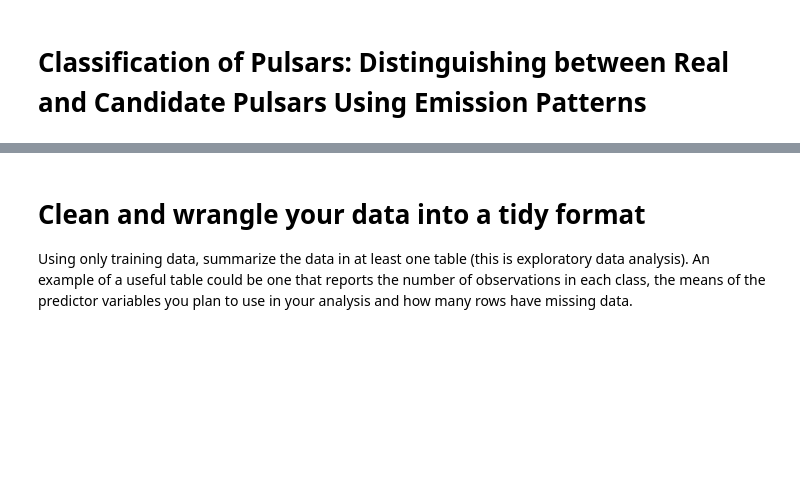
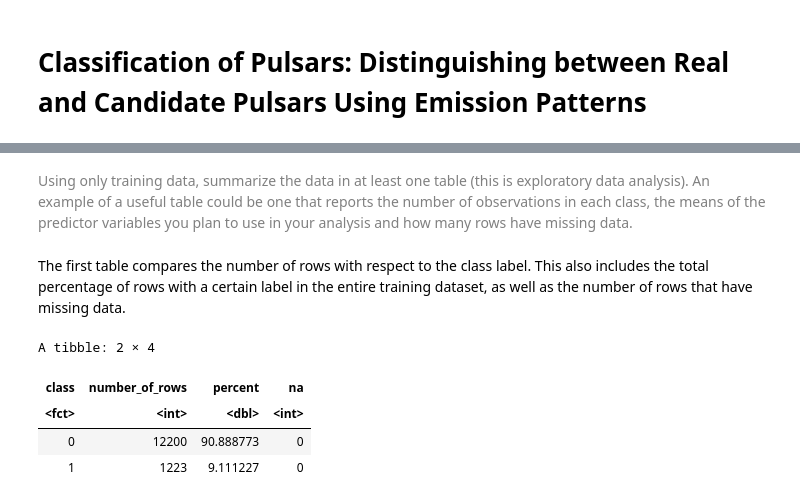
Before and after one commit to jupyter-coder/dsci-100-2022w2-group024-section005, a Jupyter notebook: Proposal/Project_Proposal.ipynb, the cells around one changed output, grey strips where cells are left out. Saved outputs shown, nothing was run; the diff lists cells and outputs as text; code cells hidden in the pictures; blank space fills up the shorter version.

```diff
--- a/Proposal/Project_Proposal.ipynb
+++ b/Proposal/Project_Proposal.ipynb
@@ -27,3 +63,2 @@ data
 # %% [markdown]
-# Clean and wrangle your data into a tidy format
-Using only training data, summarize the data in at least one table (this is exploratory data analysis). An example of a useful table could be one that reports the number of observations in each class, the means of the predictor variables you plan to use in your analysis and how many rows have missing data.
+<font color=grey>Using only training data, summarize the data in at least one table (this is exploratory data analysis). An example of a useful table could be one that reports the number of observations in each class, the means of the predictor variables you plan to use in your analysis and how many rows have missing data.
@@ -30,7 +68,15 @@ Using only training data, summarize the data in at least one table (this is expl
+# %% [markdown]
+The first table compares the number of rows with respect to the class label. This also includes the total percentage of rows with a certain label in the entire training dataset, as well as the number of rows that have missing data.
 # %%
-Number of observations per class:
-pulsar_proportions <- df_train |>
+pulsar_proportions <- pulsar_train |>
                      group_by(class) |>
-                     summarize(n = n()) |>
-                     mutate(percent = 100*n/nrow(df_train))
+                     summarize(number_of_rows = n()) |>
+                     mutate(percent = 100*number_of_rows/nrow(pulsar_train)) |>
+                     mutate(na = sum(is.na(pulsar_train)))
 pulsar_proportions
+# %% [output]
+A tibble: 2 × 4
+| class | number_of_rows | percent | na |
+| <fct> | <int> | <dbl> | <int> |
+| 0 | 12200 | 90.888773 | 0 |
+| 1 | 1223 | 9.111227 | 0 |
```
Also changed, not shown: parts of 17 cells of this notebook.
